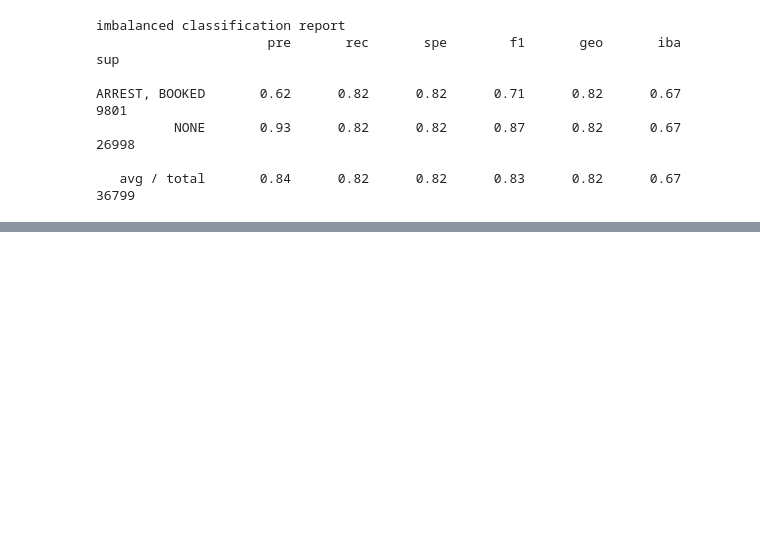
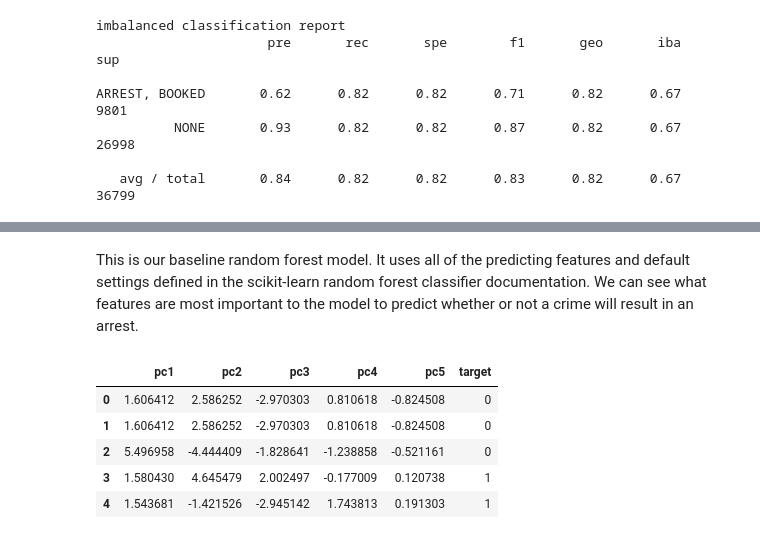
Before and after one commit to noops/group-project-4, a Jupyter notebook: Notebooks/random_forest_model.ipynb, the cells around one changed output, grey strips where cells are left out. Saved outputs shown, nothing was run; the diff lists cells and outputs as text; code cells hidden in the pictures; blank space fills up the shorter version.

```diff
--- a/Notebooks/random_forest_model.ipynb
+++ b/Notebooks/random_forest_model.ipynb
@@ -121,0 +152,14 @@ plt.show()
+# %% [markdown]
+This is our baseline random forest model. It uses all of the predicting features and default settings defined in the scikit-learn random forest classifier documentation. We can see what features are most important to the model to predict whether or not a crime will result in an arrest.
+# %%
+#import our pca_df to train another baseline model to see if any improvements are made on predictions
+file_path = Path("../Resources/pca_df.csv")
+pca_df = pd.read_csv(file_path)
+pca_df.head()
+# %% [output]
+|  | pc1 | pc2 | pc3 | pc4 | pc5 | target |
+| 0 | 1.606412 | 2.586252 | -2.970303 | 0.810618 | -0.824508 | 0 |
+| 1 | 1.606412 | 2.586252 | -2.970303 | 0.810618 | -0.824508 | 0 |
+| 2 | 5.496958 | -4.444409 | -1.828641 | -1.238858 | -0.521161 | 0 |
+| 3 | 1.580430 | 4.645479 | 2.002497 | -0.177009 | 0.120738 | 1 |
+| 4 | 1.543681 | -1.421526 | -2.945142 | 1.743813 | 0.191303 | 1 |
```
Also changed, not shown: parts of 15 cells of this notebook, 2 other files.
